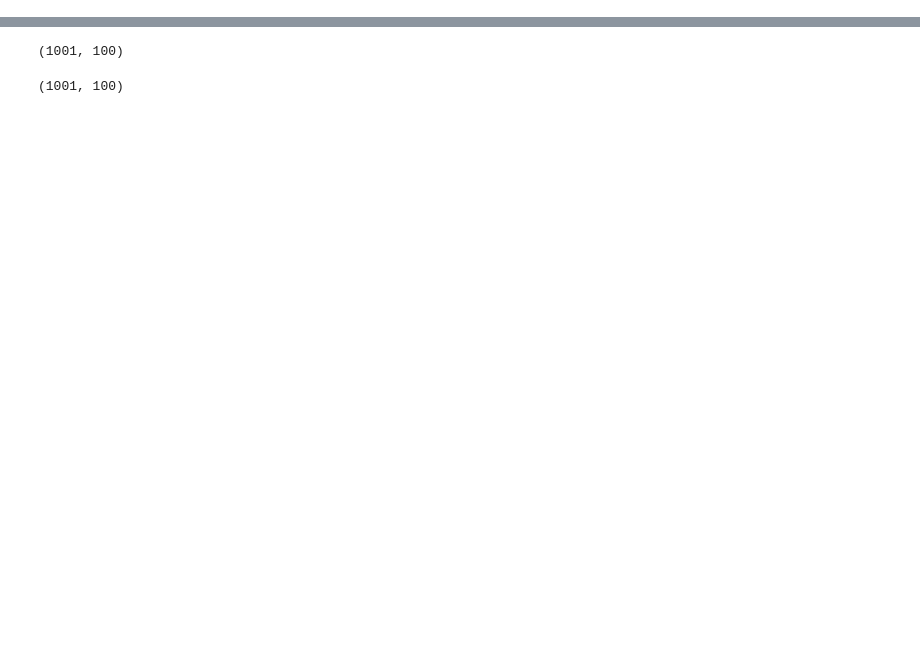
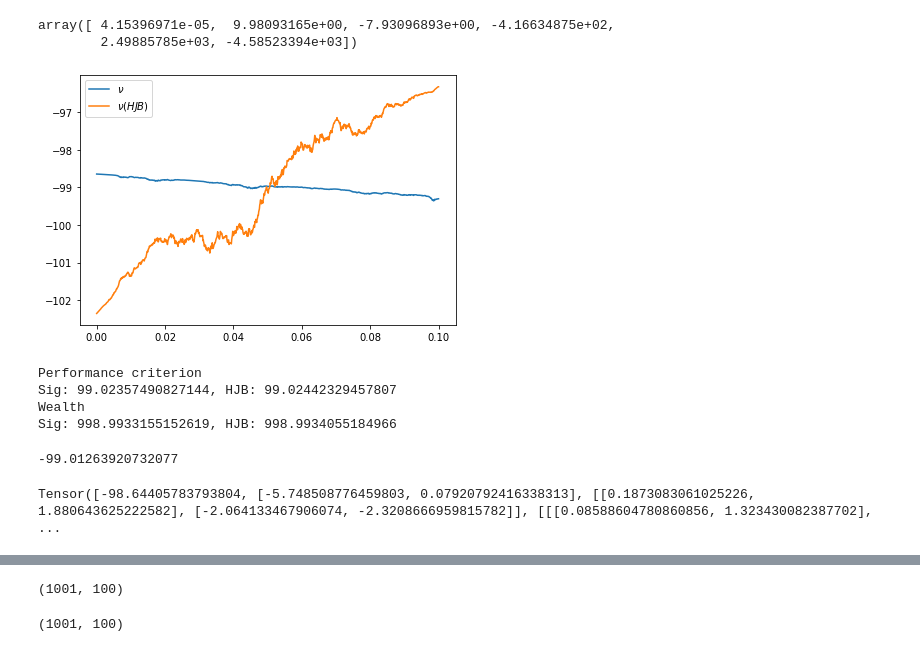
Before and after one commit to muhammadalifaqsha/optimal-control-with-signatures, a Jupyter notebook: notebooks/alif-playground-Copy2.ipynb, the cells around one changed output, grey strips where cells are left out. Saved outputs shown, nothing was run; the diff lists cells and outputs as text; code cells hidden in the pictures; blank space fills up the shorter version.

```diff
--- a/notebooks/alif-playground-Copy2.ipynb
+++ b/notebooks/alif-playground-Copy2.ipynb
@@ -119,6 +169,11 @@ plt.plot(env.timesteps, sigma_alpha_hat_fit)
 factorials = np.array([factorial(i) for i in range(poly_deg + 1)])
 
 p_coef_reversed = p_coef[::-1]*factorials
+# %%
+p_coef[::-1]
+# %% [output]
+array([ 4.15396971e-05,  9.98093165e+00, -7.93096893e+00, -4.16634875e+02,
+        2.49885785e+03, -4.58523394e+03])
 # %%
 f_s = ta.word((),dim)*env.alpha0 + F*ta.word((0,),dim)*env.a2 + ta.word((0,),dim)*env.a0
 # word = (1,)
@@ -165,4 +221,30 @@ np.random.seed(123)
 nsims = 100
 
 env.simulate(nsims, strag_sig)
+# %%
+nsim = 2
+
+plt.plot(env.timesteps, env.nu[:,nsim], label=r'$\nu$')
+plt.plot(env_baseline.timesteps, env_baseline.nu[:,nsim], label=r'$\nu (HJB)$')
+plt.legend()
+plt.tight_layout()
+plt.show()
+# %% [output]
+[figure, added]
+# %%
+print(f'Performance criterion\nSig: {env.run_crit[-1,:].mean()}, HJB: {env_baseline.run_crit[-1,:].mean()}')
+print(f'Wealth\nSig: {env.wealth[-1,:].mean()}, HJB: {env_baseline.wealth[-1,:].mean()}')
+# %% [output]
+Performance criterion
+Sig: 99.02357490827144, HJB: 99.02442329457807
+Wealth
+Sig: 998.9933155152619, HJB: 998.9934055184966
+# %%
+optimiser_1.value_fn(F.flatten(), trunc_lev_s = trunc_lev, trunc_lev_alpha_hat = trunc_lev_1)
+# %% [output]
+-99.01263920732077
+# %%
+F
+# %% [output]
+Tensor([-98.64405783793804, [-5.748508776459803, 0.07920792416338313], [[0.1873083061025226, 1.880643625222582], [-2.064133467906074, -2.3208666959815782]], [[[0.08588604780860856, 1.323430082387702], ...
 # %%
```
Also changed, not shown: parts of 34 cells of this notebook, 4 other files.
